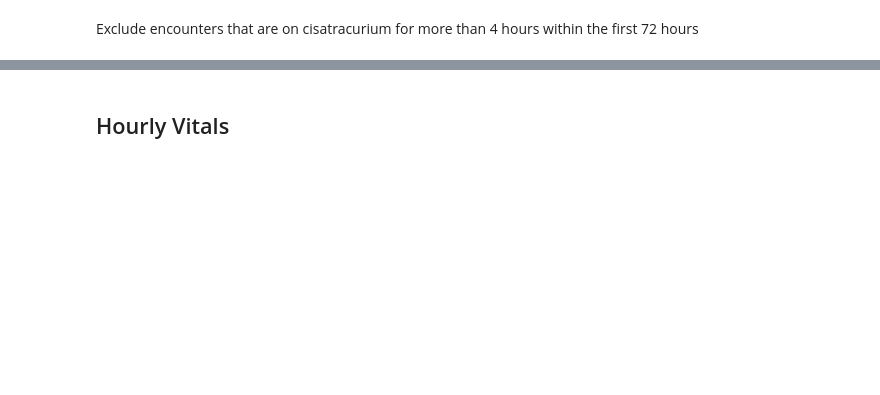
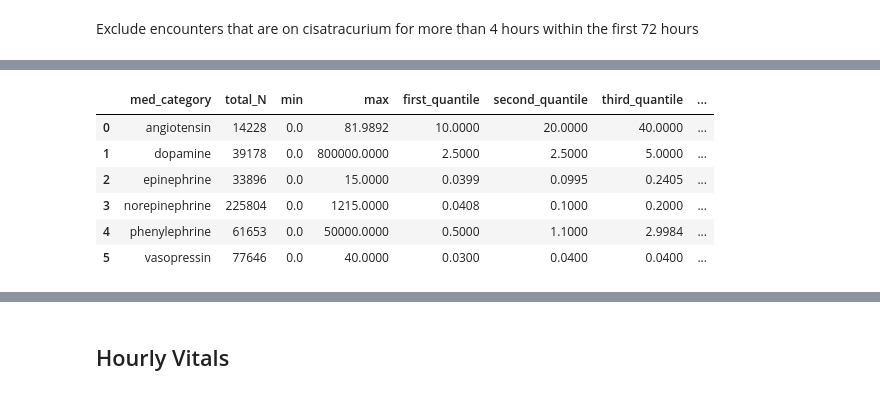
Before and after one commit to chochbe1/CLIF-eligibility-for-mobilization, a Jupyter notebook: code/cohort_identification.ipynb, the cells around one changed output, grey strips where cells are left out. Drawn from its saved outputs; the diff is of its cells as text; code cells hidden in the pictures; blank space fills up the shorter version.

```diff
--- a/code/cohort_identification.ipynb
+++ b/code/cohort_identification.ipynb
@@ -426,0 +476,44 @@ ne_calc_df = pivoted_med_df[[
+# %%
+# ## Norepinephrine equivalent calculation
+# Goradia S, Sardaneh AA, Narayan SW, Penm J, Patanwala AE. Vasopressor dose equivalence:
+# A scoping review and suggested formula. J Crit Care. 2021 Feb;61:233-240. doi: 10.1016/j.jcrc.2020.11.002. Epub 2020 Nov 14. PMID: 33220576.
+
+meds_list = [
+    "norepinephrine", "epinephrine", "phenylephrine",
+    "vasopressin", "dopamine",
+    "angiotensin"
+]
+
+# Function to check if 'med_dose_unit' contains '/hr' or '/min'
+def has_per_hour_or_min(unit):
+    if pd.isnull(unit):
+        return False
+    unit = unit.lower()
+    return '/hr' in unit or '/min' in unit
+
+# Filter meds to include only rows with '/hr' or '/min' in 'med_dose_unit'
+meds_filtered = meds[meds['med_dose_unit'].apply(has_per_hour_or_min)].copy()
+
+ne_df = meds_filtered[meds_filtered['med_category'].isin(meds_list)].copy()
+# %%
+# Create a summary table for each med_category
+summary_table = ne_df.groupby('med_category').agg(
+    total_N=('med_category', 'size'),
+    min=('med_dose', 'min'),
+    max=('med_dose', 'max'),
+    first_quantile=('med_dose', lambda x: x.quantile(0.25)),
+    second_quantile=('med_dose', lambda x: x.quantile(0.5)),
+    third_quantile=('med_dose', lambda x: x.quantile(0.75)),
+    missing_values=('med_dose', lambda x: x.isna().sum())
+).reset_index()
+
+## check the distrbituon of required continuous meds
+summary_table
+# %% [output]
+|  | med_category | total_N | min | max | first_quantile | second_quantile | third_quantile | ... |
+| 0 | angiotensin | 14228 | 0.0 | 81.9892 | 10.0000 | 20.0000 | 40.0000 | ... |
+| 1 | dopamine | 39178 | 0.0 | 800000.0000 | 2.5000 | 2.5000 | 5.0000 | ... |
+| 2 | epinephrine | 33896 | 0.0 | 15.0000 | 0.0399 | 0.0995 | 0.2405 | ... |
+| 3 | norepinephrine | 225804 | 0.0 | 1215.0000 | 0.0408 | 0.1000 | 0.2000 | ... |
+| 4 | phenylephrine | 61653 | 0.0 | 50000.0000 | 0.5000 | 1.1000 | 2.9984 | ... |
+| 5 | vasopressin | 77646 | 0.0 | 40.0000 | 0.0300 | 0.0400 | 0.0400 | ... |
```
Also changed, not shown: parts of 32 cells of this notebook, 5 other files.
